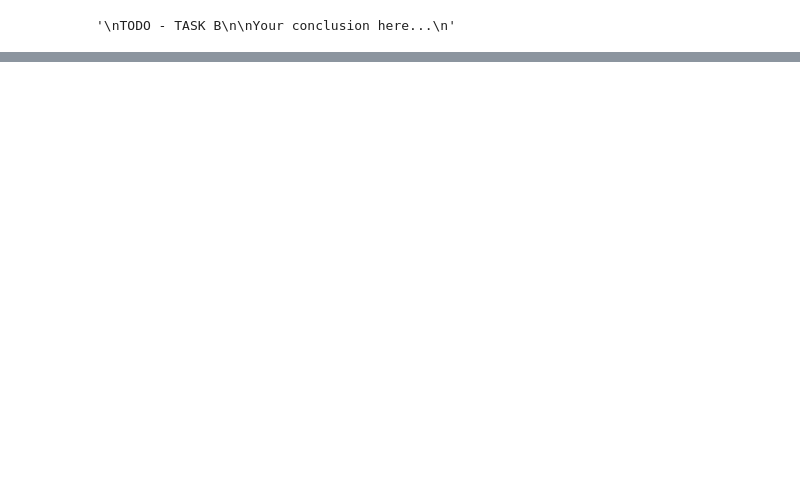
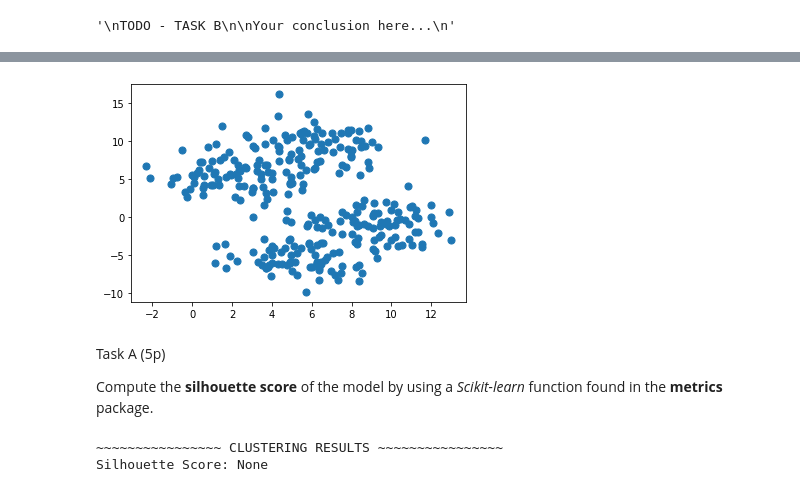
Before and after one commit to vladastefanescu/machine-learning-introduction, a Jupyter notebook: Machine_Learning_Introduction.ipynb, the cells around one changed output, grey strips where cells are left out. Drawn from its saved outputs; the diff is of its cells as text; code cells hidden in the pictures; blank space fills up the shorter version.

```diff
--- a/Machine_Learning_Introduction.ipynb
+++ b/Machine_Learning_Introduction.ipynb
@@ -347,0 +698,14 @@ Your conclusion here...
+# %%
+# NOTE: You can play around with these values
+CLUSTERS = 4
+SAMPLES = 300
+CLUSTERS_STD = 2
+
+# Generate a dataset
+clustering_X, _ = make_blobs(n_samples=SAMPLES, centers=CLUSTERS, cluster_std=CLUSTERS_STD, random_state=13)
+# %%
+# Plot the freshly generated blobs
+plt.scatter(clustering_X[:, 0], clustering_X[:, 1], s=50)
+plt.show()
+# %% [output]
+[figure, added]
@@ -347,0 +721,12 @@ Your conclusion here...
+# %% [markdown]
+Task A (5p)
+
+Compute the **silhouette score** of the model by using a *Scikit-learn* function found in the **metrics** package.
+# %%
+# Compute the silhouette score of the clusters and print it
+# TODO - TASK A
+clustering_score = None
+print_clustering_results(clustering_score)
+# %% [output]
+~~~~~~~~~~~~~~~~ CLUSTERING RESULTS ~~~~~~~~~~~~~~~~
+Silhouette Score: None
```
Also changed, not shown: parts of 61 cells of this notebook.
